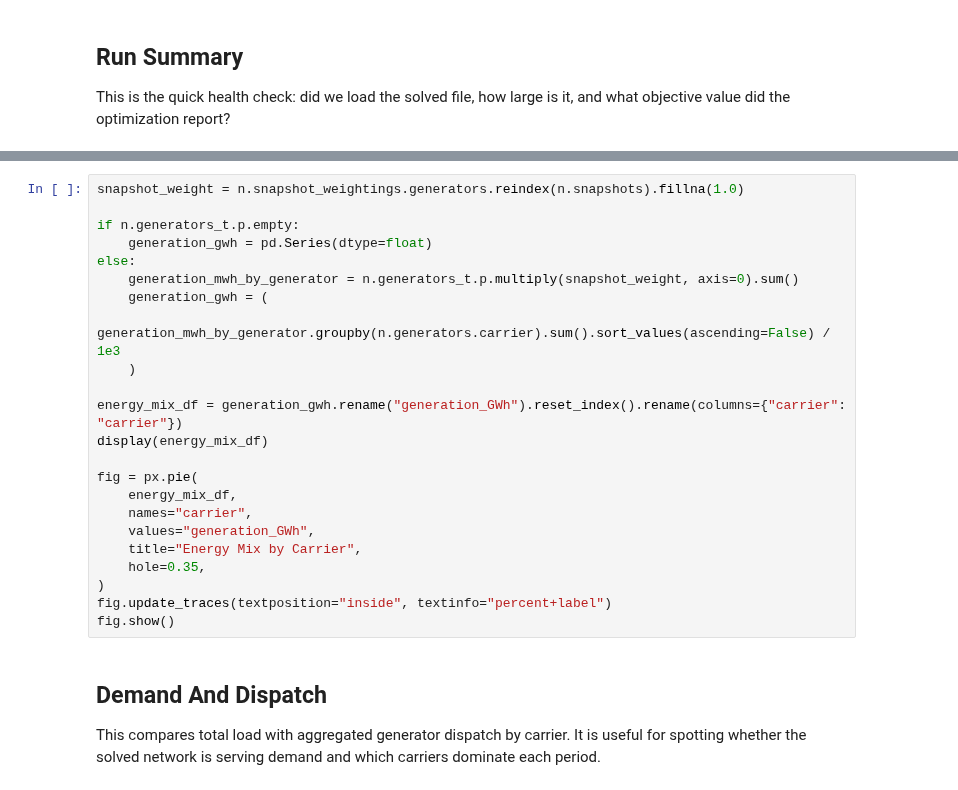
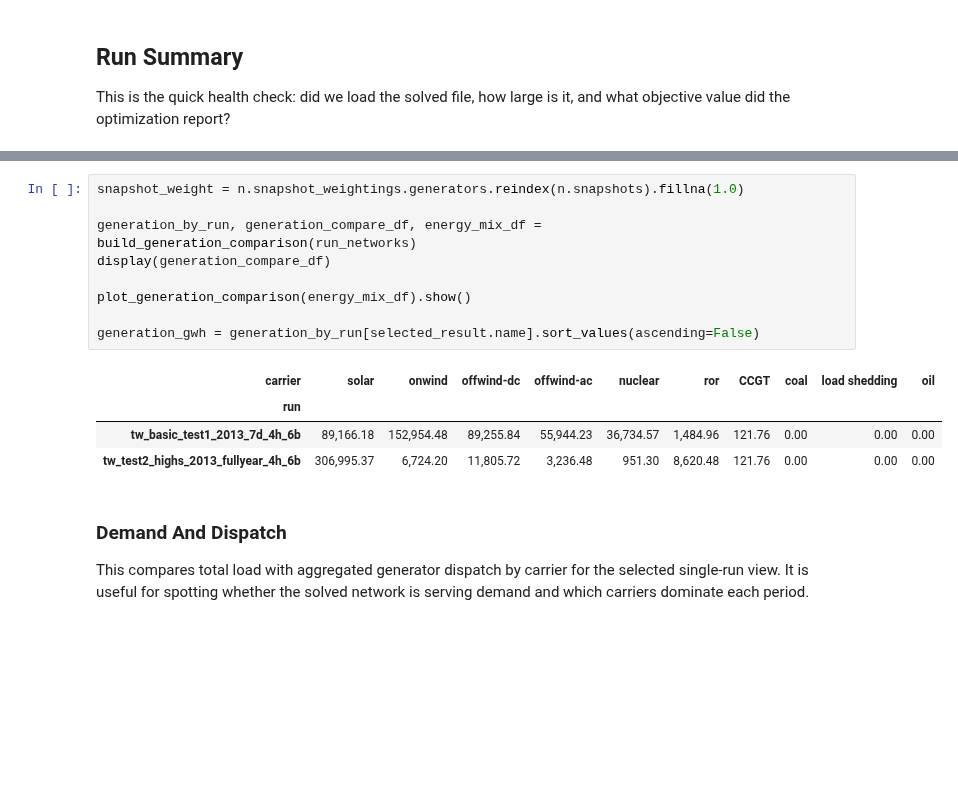
Before and after one commit to BartonChenTW/taiwan-energy-model, a Jupyter notebook: notes/taiwan_simulation_results.ipynb, the cells around one changed output, grey strips where cells are left out. Drawn from its saved outputs; the diff is of its cells as text; blank space fills up the shorter version.

```diff
--- a/notes/taiwan_simulation_results.ipynb
+++ b/notes/taiwan_simulation_results.ipynb
@@ -102,29 +157,20 @@ fig.show()
 
 Energy is weighted by the model snapshot weighting, so the totals represent the modeled period rather than just raw summed time steps. The pie chart shows each carrier's share of modeled electricity generation.
-# %%
-snapshot_weight = n.snapshot_weightings.generators.reindex(n.snapshots).fillna(1.0)
-
-if n.generators_t.p.empty:
-    generation_gwh = pd.Series(dtype=float)
-else:
-    generation_mwh_by_generator = n.generators_t.p.multiply(snapshot_weight, axis=0).sum()
-    generation_gwh = (
-        generation_mwh_by_generator.groupby(n.generators.carrier).sum().sort_values(ascending=False) / 1e3
-    )
-
-energy_mix_df = generation_gwh.rename("generation_GWh").reset_index().rename(columns={"carrier": "carrier"})
-display(energy_mix_df)
-
-fig = px.pie(
-    energy_mix_df,
-    names="carrier",
-    values="generation_GWh",
-    title="Energy Mix by Carrier",
-    hole=0.35,
-)
-fig.update_traces(textposition="inside", textinfo="percent+label")
-fig.show()
+# %%
+snapshot_weight = n.snapshot_weightings.generators.reindex(n.snapshots).fillna(1.0)
+
+generation_by_run, generation_compare_df, energy_mix_df = build_generation_comparison(run_networks)
+display(generation_compare_df)
+
+plot_generation_comparison(energy_mix_df).show()
+
+generation_gwh = generation_by_run[selected_result.name].sort_values(ascending=False)
+# %% [output]
+| carrier | solar | onwind | offwind-dc | offwind-ac | nuclear | ror | CCGT | coal | load shedding | oil |
+| run |  |  |  |  |  |  |  |  |  |  |
+| tw_basic_test1_2013_7d_4h_6b | 89,166.18 | 152,954.48 | 89,255.84 | 55,944.23 | 36,734.57 | 1,484.96 | 121.76 | 0.00 | 0.00 | 0.00 |
+| tw_test2_highs_2013_fullyear_4h_6b | 306,995.37 | 6,724.20 | 11,805.72 | 3,236.48 | 951.30 | 8,620.48 | 121.76 | 0.00 | 0.00 | 0.00 |
 # %% [markdown]
-## Demand And Dispatch
+### Demand And Dispatch
 
-This compares total load with aggregated generator dispatch by carrier. It is useful for spotting whether the solved network is serving demand and which carriers dominate each period.
+This compares total load with aggregated generator dispatch by carrier for the selected single-run view. It is useful for spotting whether the solved network is serving demand and which carriers dominate each period.
```
Also changed, not shown: parts of 26 cells of this notebook, 2 other files.
